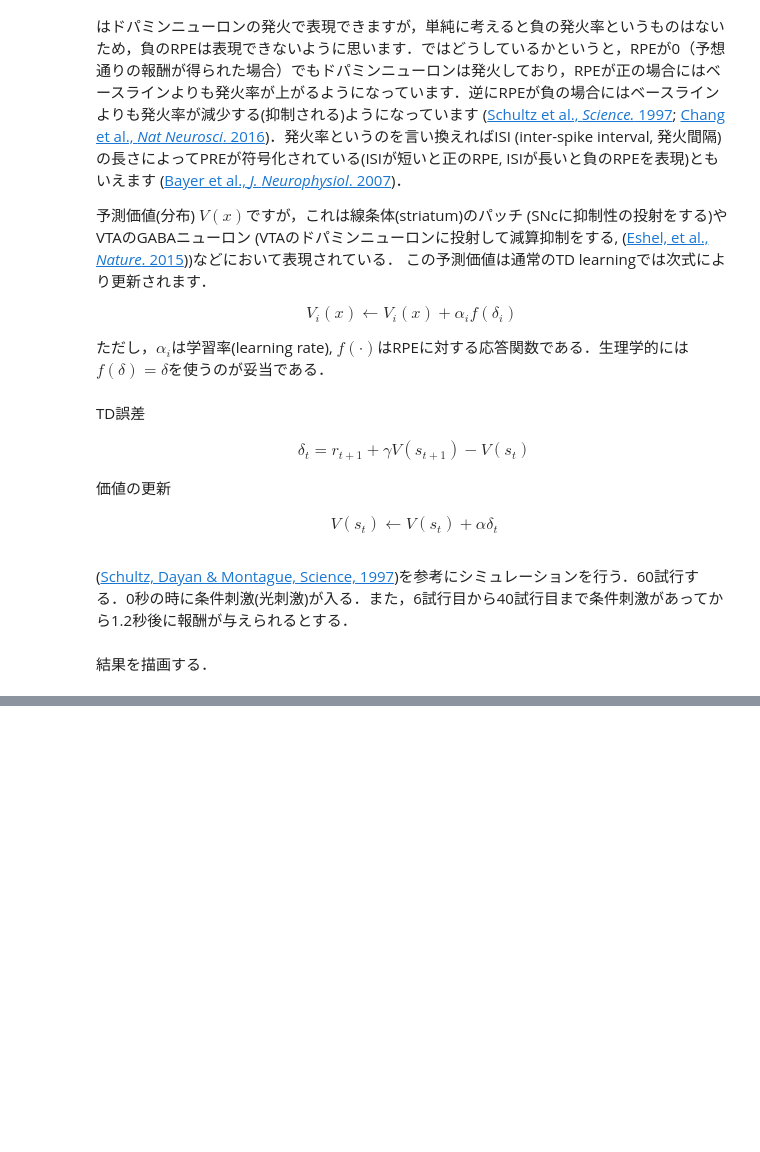
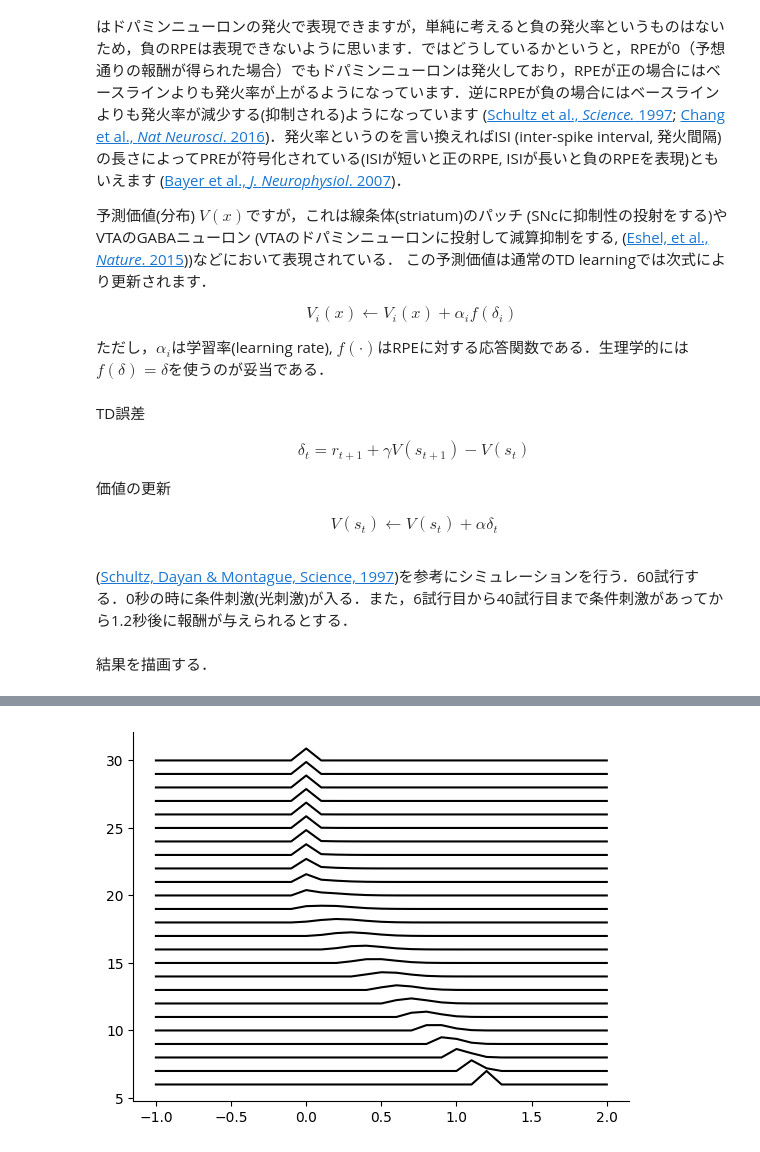
Before and after one commit to compneuro-julia/compneuro-julia-management, a Jupyter notebook: contents/reinforcement-learning/td-learning.ipynb, the cells around one changed output, grey strips where cells are left out. Cells and saved outputs as stored; diff of their text form; code cells hidden in the pictures; blank space fills up the shorter version.

```diff
--- a/contents/reinforcement-learning/td-learning.ipynb
+++ b/contents/reinforcement-learning/td-learning.ipynb
@@ -98,0 +107,7 @@ CSは条件刺激(conditioned stimulus), Rは報酬(reward)を意味する．
+# %%
+for i in reward_trial[1]:30
+    plot(-1:0.1:2, i .+ delta[i, :], color="k")#cm(i/30));
+    axvlines(0)
+end
+# %% [output]
+[figure, added]
```
Also changed, not shown: parts of 8 cells of this notebook.
